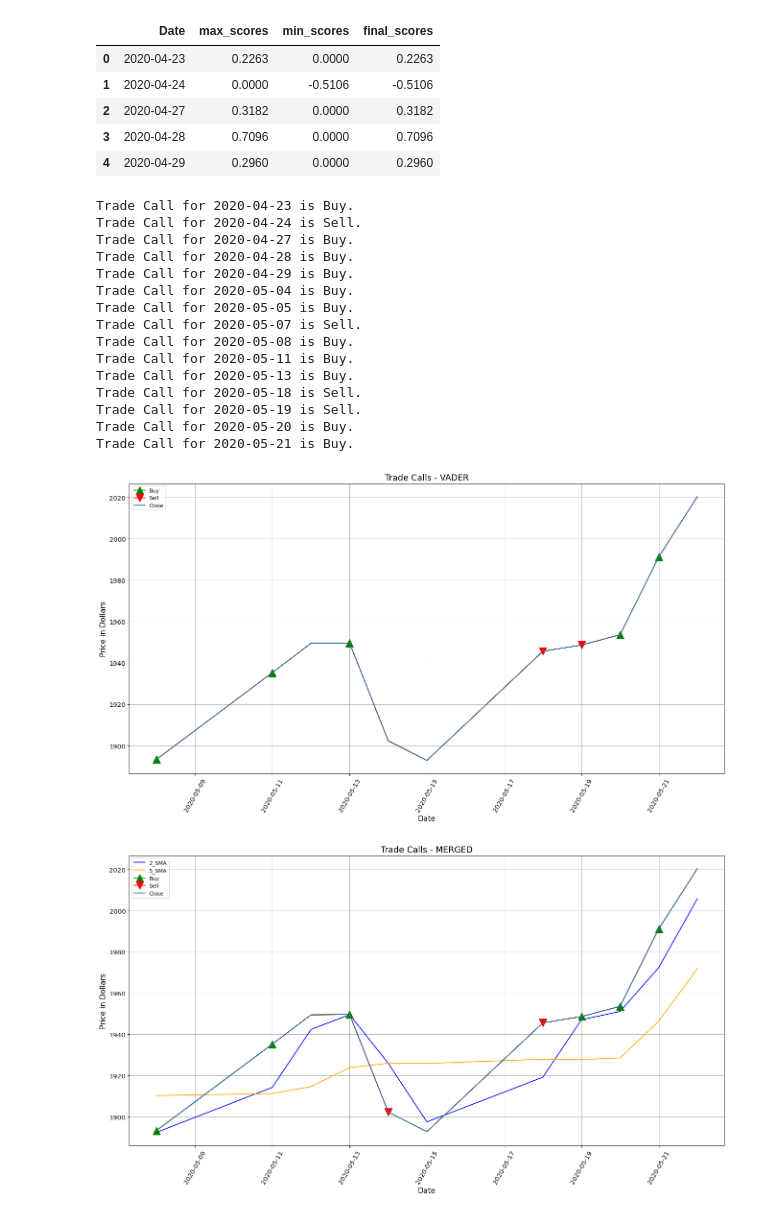
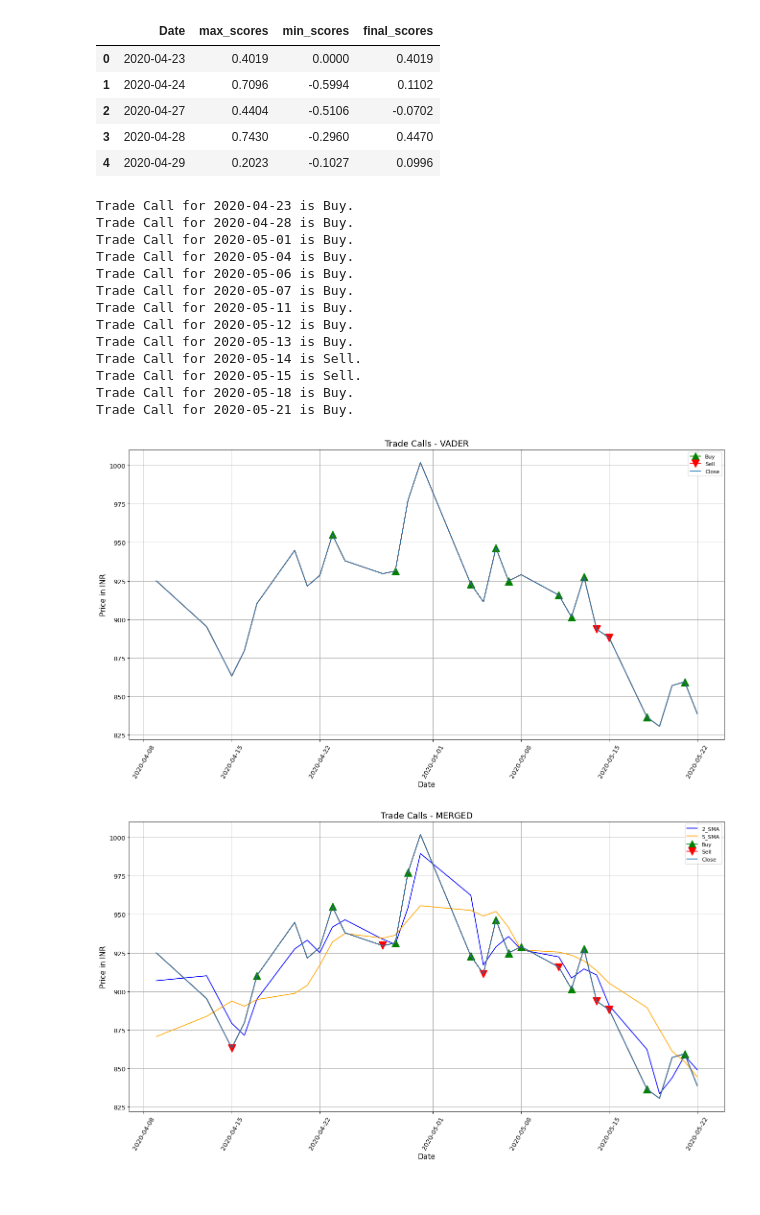
Before and after one commit to Rapurva/Financial-Trials, a Jupyter notebook: Sentiment_analysis_trading.ipynb, the cells around one changed output. Saved outputs shown, nothing was run; the diff lists cells and outputs as text; code cells hidden in the pictures.

```diff
--- a/Sentiment_analysis_trading.ipynb
+++ b/Sentiment_analysis_trading.ipynb
@@ -20,9 +10,20 @@ import numpy as np
 
 import pandas_datareader as pdr
 import matplotlib.pyplot as plt
-stock = 'TCS.NS'
-data_TCS = pdr.get_data_yahoo(stock, '01-May-20')
-data_TCS.head()
+import requests
+
+stock = 'HDFCBANK.NS'
+
+def get_symbol(symbol):
+    url = "http://d.yimg.com/autoc.finance.yahoo.com/autoc?query={}&region=1&lang=en".format(symbol)
+    result = requests.get(url).json()
+    for x in result['ResultSet']['Result']:
+        if x['symbol'] == symbol:
+            return x['name']
+company_name = get_symbol(stock)
+
+data_TCS = pdr.get_data_yahoo(stock, '01-APR-20')
+data_TCS.tail()
 # %% [output]
 |  | High | Low | Open | Close | Volume | Adj Close |
 | Date |  |  |  |  |  |  |
@@ -88,7 +79,7 @@ url = 'https://newsapi.org/v2/everything?'
 
 # Specify the query and number of returns
 parameters = {
-    'q': 'TATA CONSULTANCY SERVICES', # query phrase
+    'q': company_name, # query phrase
     'sortBy': 'popularity', # articles from popular sources and publishers come first
     'pageSize': 100,  # maximum is 100 for developer version
     'apiKey': '8733d8404bbe4181a8ab3ec459afb508', # your own API key
@@ -193,11 +184,11 @@ extreme_scores_df['final_scores'] = final_scores
 extreme_scores_df.head()
 # %% [output]
 |  | Date | max_scores | min_scores | final_scores |
-| 0 | 2020-04-23 | 0.2263 | 0.0000 | 0.2263 |
-| 1 | 2020-04-24 | 0.0000 | -0.5106 | -0.5106 |
-| 2 | 2020-04-27 | 0.3182 | 0.0000 | 0.3182 |
-| 3 | 2020-04-28 | 0.7096 | 0.0000 | 0.7096 |
-| 4 | 2020-04-29 | 0.2960 | 0.0000 | 0.2960 |
+| 0 | 2020-04-23 | 0.4019 | 0.0000 | 0.4019 |
+| 1 | 2020-04-24 | 0.7096 | -0.5994 | 0.1102 |
+| 2 | 2020-04-27 | 0.4404 | -0.5106 | -0.0702 |
+| 3 | 2020-04-28 | 0.7430 | -0.2960 | 0.4470 |
+| 4 | 2020-04-29 | 0.2023 | -0.1027 | 0.0996 |
 # %%
 # VADER trade calls - with threshold
 vader_Buy=[]
@@ -211,19 +202,17 @@ for i in range(len(extreme_scores_df)):
         vader_Sell.append(extreme_scores_df['Date'].iloc[i].date())
 # %% [output]
 Trade Call for 2020-04-23 is Buy.
-Trade Call for 2020-04-24 is Sell.
-Trade Call for 2020-04-27 is Buy.
 Trade Call for 2020-04-28 is Buy.
-Trade Call for 2020-04-29 is Buy.
+Trade Call for 2020-05-01 is Buy.
 Trade Call for 2020-05-04 is Buy.
-Trade Call for 2020-05-05 is Buy.
-Trade Call for 2020-05-07 is Sell.
-Trade Call for 2020-05-08 is Buy.
+Trade Call for 2020-05-06 is Buy.
+Trade Call for 2020-05-07 is Buy.
 Trade Call for 2020-05-11 is Buy.
+Trade Call for 2020-05-12 is Buy.
 Trade Call for 2020-05-13 is Buy.
-Trade Call for 2020-05-18 is Sell.
-Trade Call for 2020-05-19 is Sell.
-Trade Call for 2020-05-20 is Buy.
+Trade Call for 2020-05-14 is Sell.
+Trade Call for 2020-05-15 is Sell.
+Trade Call for 2020-05-18 is Buy.
 Trade Call for 2020-05-21 is Buy.
 # %%
 vader_buy = []
@@ -241,7 +230,7 @@ plt.plot(data_TCS.index, data_TCS['Close'],'-^', markevery=vader_buy, ms=15, col
 plt.plot(data_TCS.index, data_TCS['Close'],'-v', markevery=vader_sell, ms=15, color='red')
 plt.plot(data_TCS.index, data_TCS['Close'])
 plt.xlabel('Date',fontsize=14)
-plt.ylabel('Price in Dollars', fontsize = 14)
+plt.ylabel('Price in INR', fontsize = 14)
 plt.xticks(rotation='60',fontsize=12)
 plt.yticks(fontsize=12)
 plt.title('Trade Calls - VADER', fontsize = 16)
@@ -249,25 +238,25 @@ plt.legend(['Buy','Sell','Close'])
 plt.grid()
 plt.show()
 # %% [output]
-[figure, old version]
+[figure, new version]
 # %%
 #prioritising SMA signals
 final_buy = list(set(Trade_Buy + vader_buy) - set(Trade_Sell))
 final_sell = list(set(Trade_Sell + vader_sell) - set(Trade_Buy))
 
 plt.figure(figsize=(20, 10),dpi=80)
 plt.plot(data_TCS.index, data_TCS['2_SMA'], color='blue')
 plt.plot(data_TCS.index, data_TCS['5_SMA'], color='orange')
 plt.plot(data_TCS.index, data_TCS['Close'],'-^', markevery=final_buy, ms=15, color='green')
 plt.plot(data_TCS.index, data_TCS['Close'],'-v', markevery=final_sell, ms=15, color='red')
 plt.plot(data_TCS.index, data_TCS['Close'])
 plt.xlabel('Date',fontsize=14)
-plt.ylabel('Price in Dollars', fontsize = 14)
+plt.ylabel('Price in INR', fontsize = 14)
 plt.xticks(rotation='60',fontsize=12)
 plt.yticks(fontsize=12)
 plt.title('Trade Calls - MERGED', fontsize = 16)
 plt.legend(['2_SMA','5_SMA','Buy','Sell','Close'])
 plt.grid()
 plt.show()
 # %% [output]
-[figure, old version]
+[figure, new version]
```
Also changed, not shown: parts of 8 cells of this notebook.
